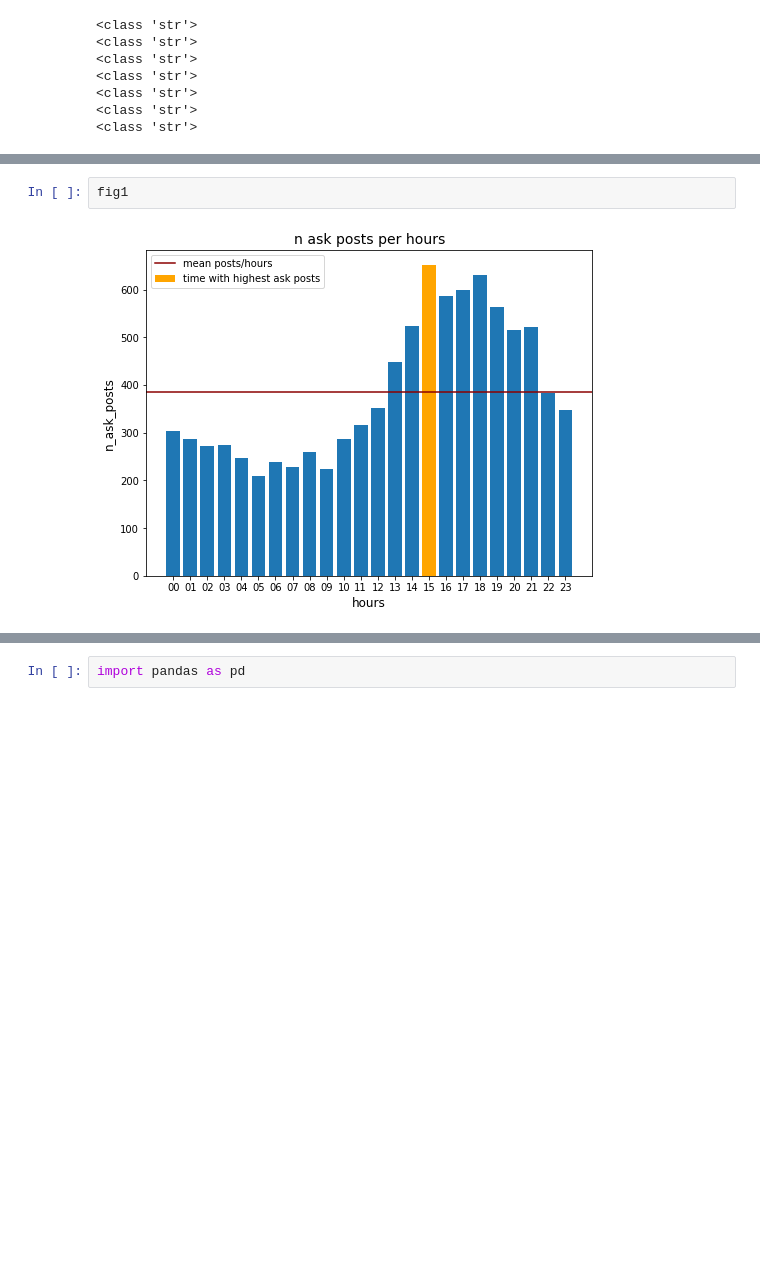
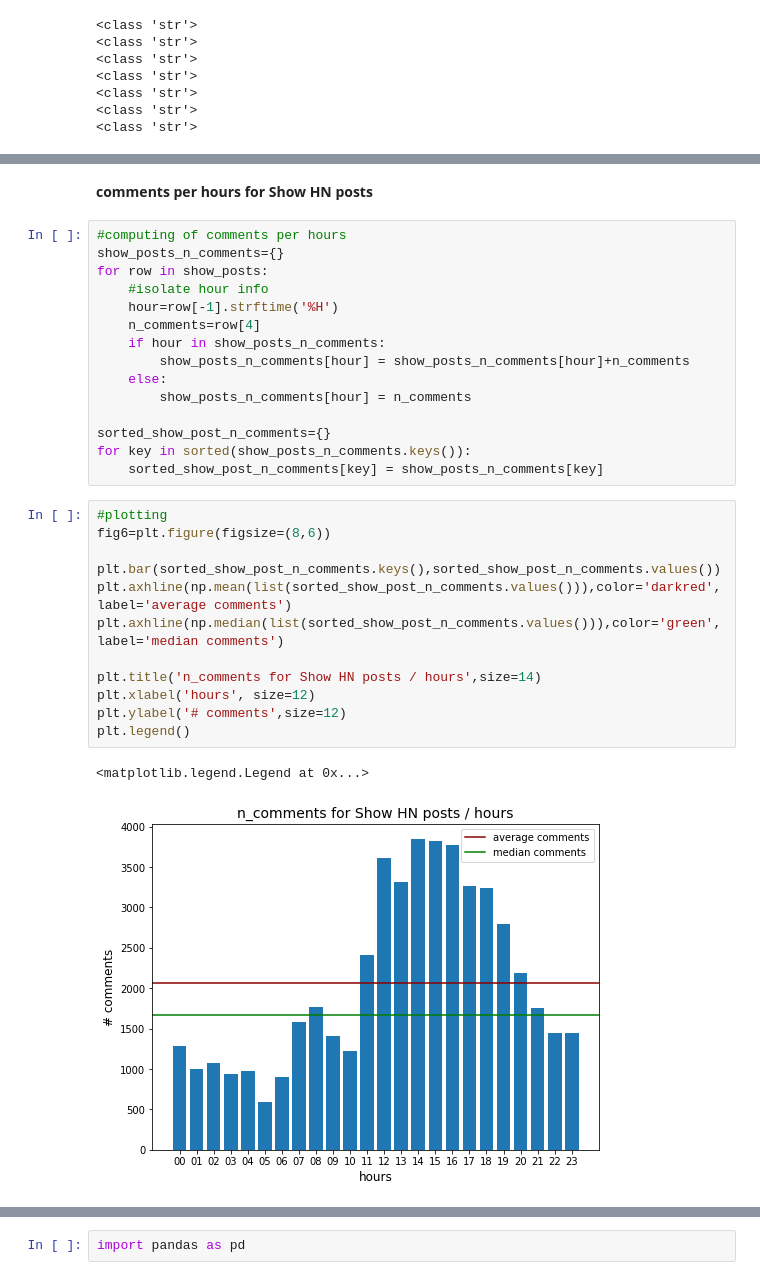
Before and after one commit to tfreyd/Reddit_post, a Jupyter notebook: Project2_hackerNewsPosts.ipynb, the cells around one changed output, grey strips where cells are left out. Drawn from its saved outputs; the diff is of its cells as text; blank space fills up the shorter version.

```diff
--- a/Project2_hackerNewsPosts.ipynb
+++ b/Project2_hackerNewsPosts.ipynb
@@ -356,4 +363,32 @@ plt.axhline(np.mean(list(sorted_show_post_fr.values())))
-# %%
-fig1
-# %% [output]
-[figure, removed]
+# %% [markdown]
+**comments per hours for Show HN posts**
+# %%
+#computing of comments per hours
+show_posts_n_comments={}
+for row in show_posts:
+    #isolate hour info
+    hour=row[-1].strftime('%H')
+    n_comments=row[4]
+    if hour in show_posts_n_comments:
+        show_posts_n_comments[hour] = show_posts_n_comments[hour]+n_comments
+    else:
+        show_posts_n_comments[hour] = n_comments
+
+sorted_show_post_n_comments={}
+for key in sorted(show_posts_n_comments.keys()):
+    sorted_show_post_n_comments[key] = show_posts_n_comments[key]
+# %%
+#plotting
+fig6=plt.figure(figsize=(8,6))
+
+plt.bar(sorted_show_post_n_comments.keys(),sorted_show_post_n_comments.values())
+plt.axhline(np.mean(list(sorted_show_post_n_comments.values())),color='darkred',label='average comments')
+plt.axhline(np.median(list(sorted_show_post_n_comments.values())),color='green',label='median comments')
+
+plt.title('n_comments for Show HN posts / hours',size=14)
+plt.xlabel('hours', size=12)
+plt.ylabel('# comments',size=12)
+plt.legend()
+# %% [output]
+<matplotlib.legend.Legend at 0x...>
+[figure, added]
```
Also changed, not shown: parts of 46 cells of this notebook, 2 other files.
